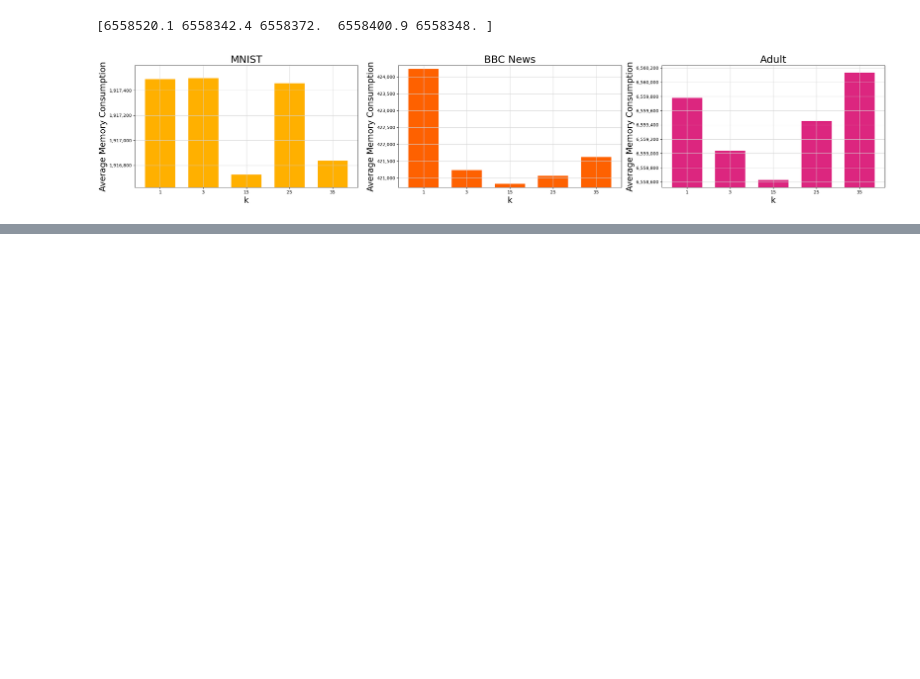
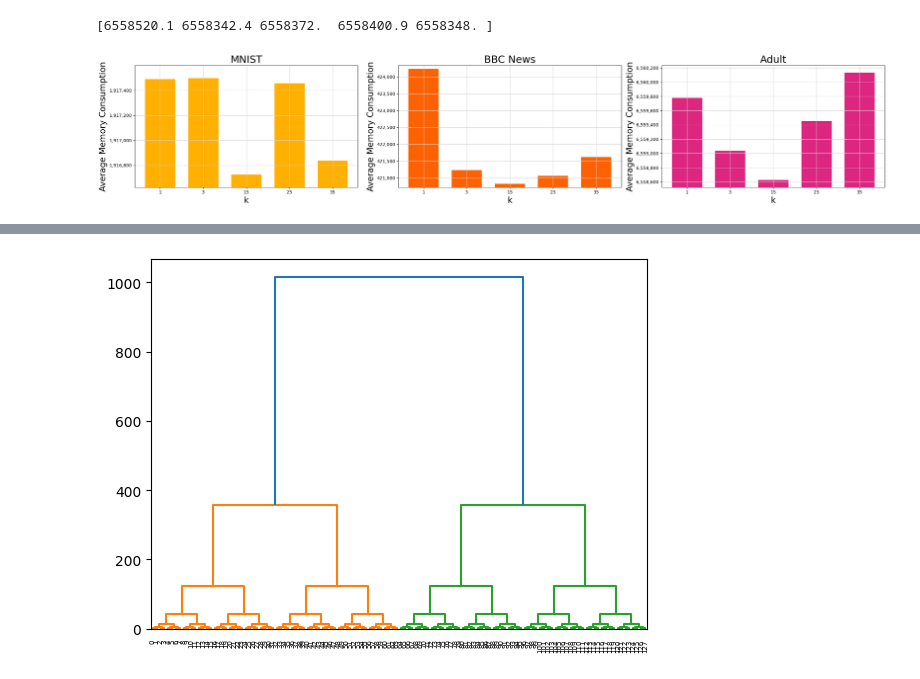
Before and after one commit to niconymanda/knn-chain, a Jupyter notebook: paper_results.ipynb, the cells around one changed output, grey strips where cells are left out. Drawn from its saved outputs; the diff is of its cells as text; code cells hidden in the pictures; blank space fills up the shorter version.

```diff
--- a/paper_results.ipynb
+++ b/paper_results.ipynb
@@ -677,0 +756,10 @@ plot_mem(real_mems, new_ks, titles)
+# %%
+# Defining the perfect dataset
+init = [0, 1]
+n = 7
+for i in range(2,n+1):
+    last_elem = init[-1]
+    new_elem = last_elem+i
+    mirror=[x + new_elem for x in init]
+
+    init = init + mirror
@@ -677,0 +803,8 @@ plot_mem(real_mems, new_ks, titles)
+# %%
+z = knn_chain(final, 1)
+# %%
+# dendrogram of perfect dataset clustering
+dendrogram(z)
+plt.show()
+# %% [output]
+[figure, added]
```
Also changed, not shown: parts of 32 cells of this notebook, 1 other file.
